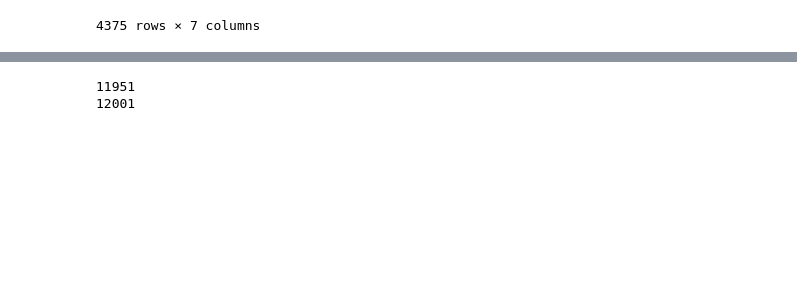
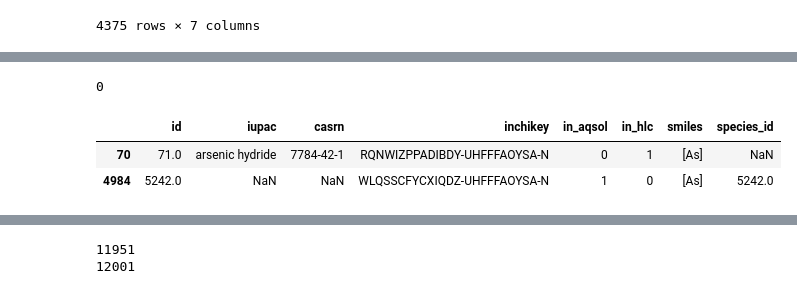
Before and after one commit to avekassy1/CHEM3012-Dissertation, a Jupyter notebook: Database/Merged/combine.ipynb, the cells around one changed output, grey strips where cells are left out. Cells and saved outputs as stored; diff of their text form; code cells hidden in the pictures; blank space fills up the shorter version.

```diff
--- a/Database/Merged/combine.ipynb
+++ b/Database/Merged/combine.ipynb
@@ -322,0 +325,12 @@ NameError: name 'idaig' is not defined
+# %%
+(full_species['inchikey'].value_counts() > 1).sum()
+# Arsenic appears twice, who knows why at this point
+# %% [output]
+0
+# %%
+full_species[full_species.smiles == '[As]']
+# How can it have different inchikeys
+# %% [output]
+|  | id | iupac | casrn | inchikey | in_aqsol | in_hlc | smiles | species_id |
+| 70 | 71.0 | arsenic hydride | 7784-42-1 | RQNWIZPPADIBDY-UHFFFAOYSA-N | 0 | 1 | [As] | NaN |
+| 4984 | 5242.0 | NaN | NaN | WLQSSCFYCXIQDZ-UHFFFAOYSA-N | 1 | 0 | [As] | 5242.0 |
```
Also changed, not shown: parts of 11 cells of this notebook, 8 other files.
